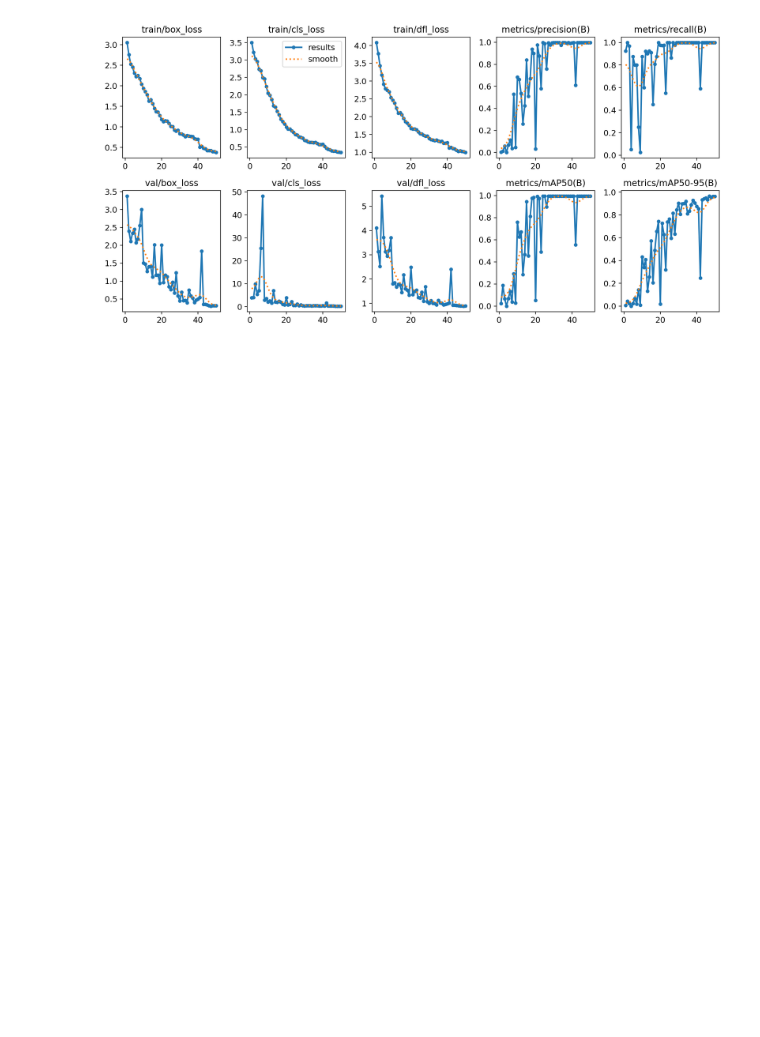
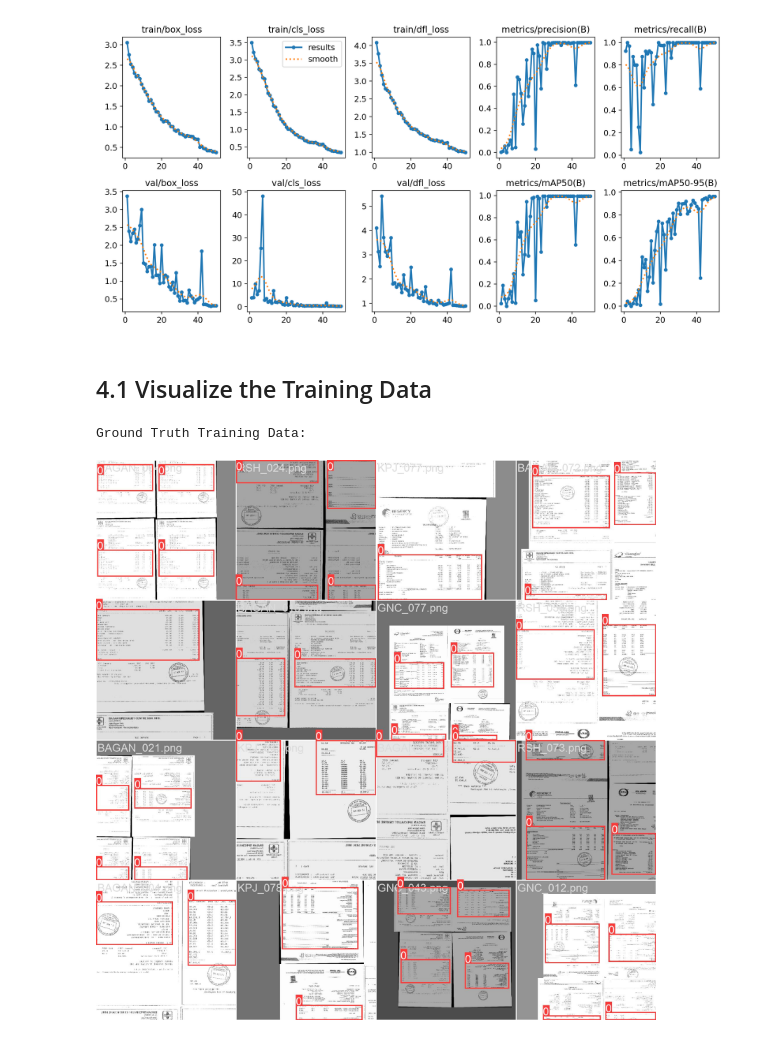
Before and after one commit to Jacky0111/Itemized-Billing, a Jupyter notebook: yolov8.ipynb, the cells around one changed output. Cells and saved outputs as stored; diff of their text form; code cells hidden in the pictures; blank space fills up the shorter version.

```diff
--- a/yolov8.ipynb
+++ b/yolov8.ipynb
@@ -117,3 +113,10 @@ results.confusion_matrix
 Image(filename=f'{str(results.save_dir)}/results.png', width=1000)
 # %% [output]
 [figure]
+# %% [markdown]
+## 4.1 Visualize the Training Data
+# %%
+Image(filename=f'{str(results.save_dir)}/train_batch0.jpg', width=900)
+# %% [output]
+Ground Truth Training Data:
+[figure, added]
```
Also changed, not shown: parts of 8 cells of this notebook.
